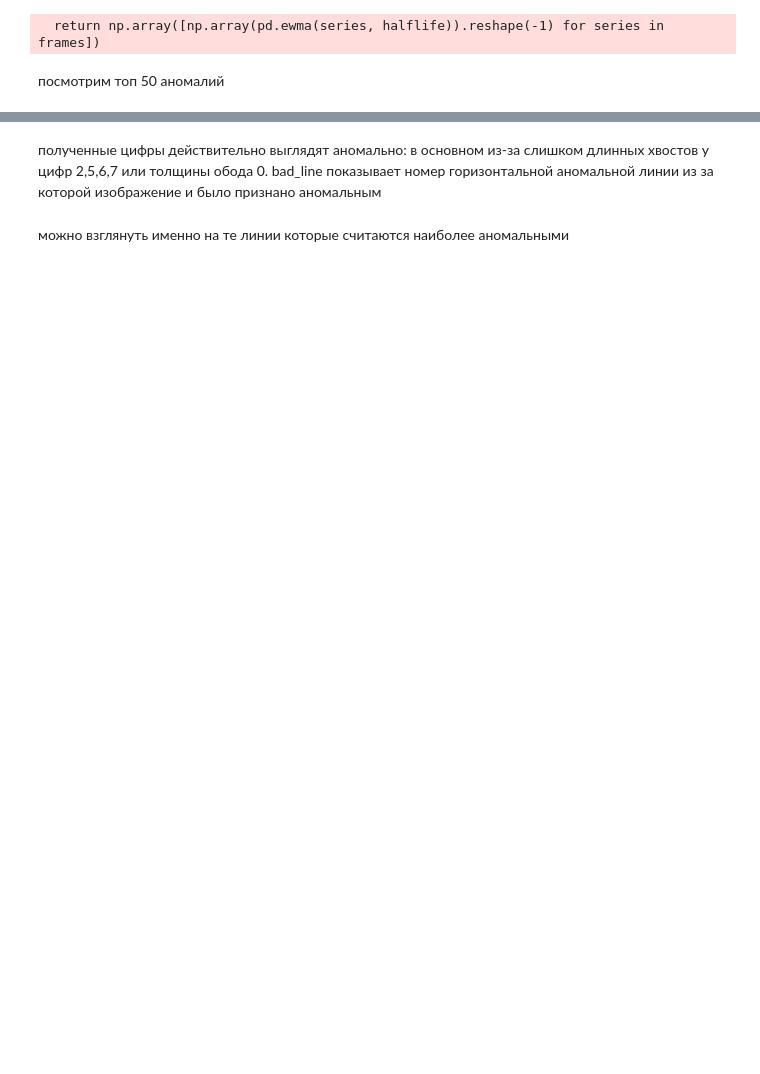
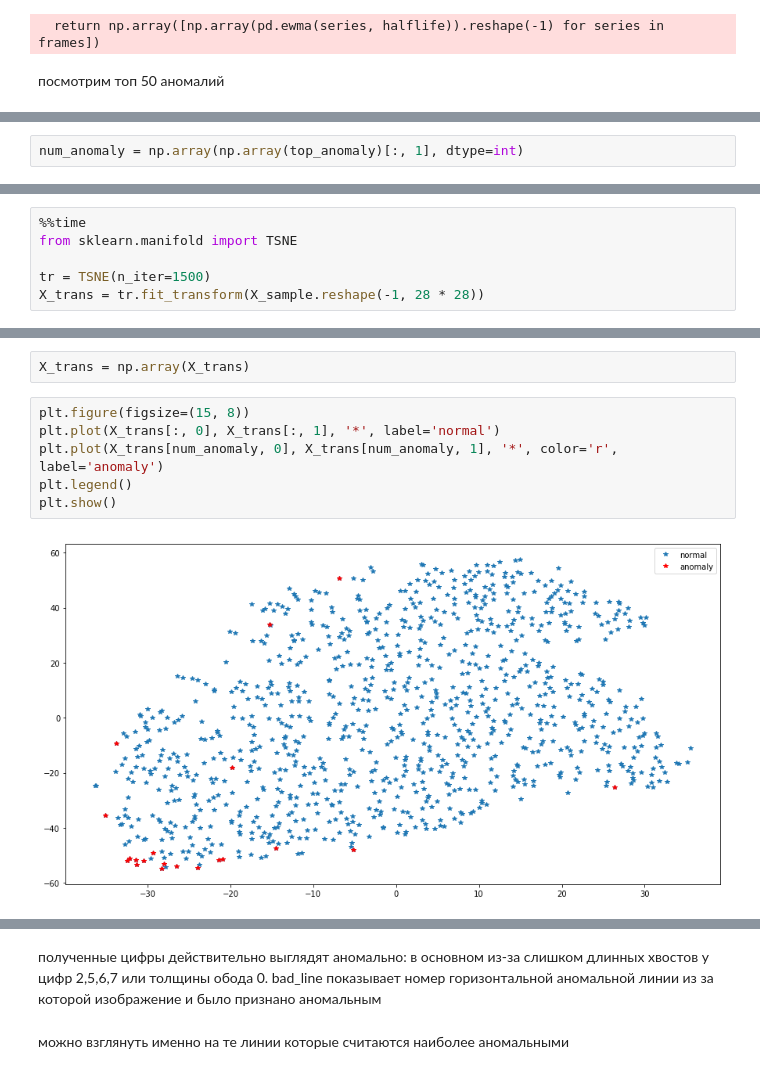
Before and after one commit to sergmiller/FlightAnomaliesDetection, a Jupyter notebook: gaussian_mixture_anomaly_detection_usage.ipynb, the cells around one changed output, grey strips where cells are left out. Saved outputs shown, nothing was run; the diff lists cells and outputs as text; blank space fills up the shorter version.

```diff
--- a/gaussian_mixture_anomaly_detection_usage.ipynb
+++ b/gaussian_mixture_anomaly_detection_usage.ipynb
@@ -209,0 +213,2 @@ top_anomaly = detector.find_anomalies(smoothed_scores,
+# %%
+num_anomaly = np.array(np.array(top_anomaly)[:, 1], dtype=int)
@@ -209,0 +220,6 @@ top_anomaly = detector.find_anomalies(smoothed_scores,
+# %%
+%%time
+from sklearn.manifold import TSNE
+
+tr = TSNE(n_iter=1500)
+X_trans = tr.fit_transform(X_sample.reshape(-1, 28 * 28))
@@ -209,0 +229,10 @@ top_anomaly = detector.find_anomalies(smoothed_scores,
+# %%
+X_trans = np.array(X_trans)
+# %%
+plt.figure(figsize=(15, 8))
+plt.plot(X_trans[:, 0], X_trans[:, 1], '*', label='normal')
+plt.plot(X_trans[num_anomaly, 0], X_trans[num_anomaly, 1], '*', color='r', label='anomaly')
+plt.legend()
+plt.show()
+# %% [output]
+[figure, added]
```
Also changed, not shown: parts of 23 cells of this notebook, 8 other files.
